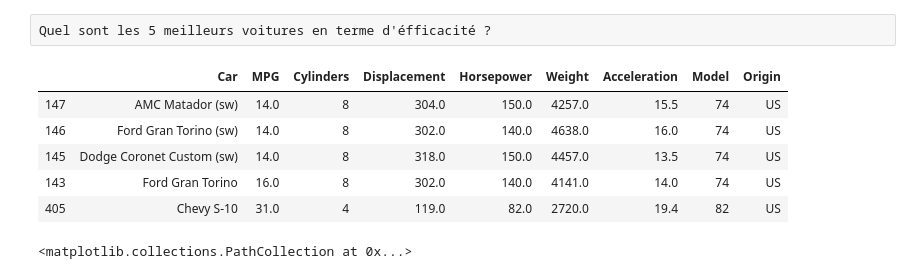
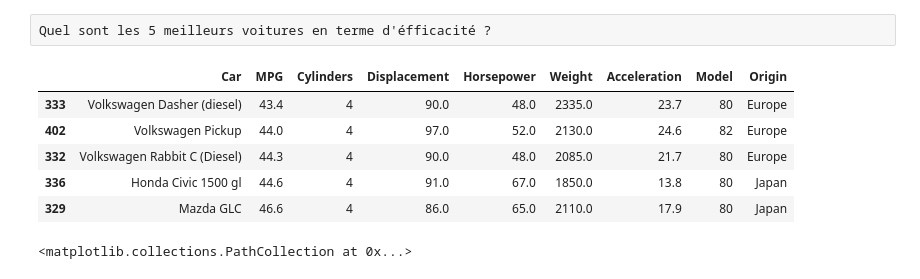
Before and after one commit to ludovicChevallier/Python_for_Data_Analysis, a Jupyter notebook: Devoir.ipynb, the cells around one changed output. Cells and saved outputs as stored; diff of their text form; code cells hidden in the pictures.

```diff
--- a/Devoir.ipynb
+++ b/Devoir.ipynb
@@ -105,15 +105,15 @@ Name: Acceleration, dtype: float64
 # %% [raw]
 Quel sont les 5 meilleurs voitures en terme d'éfficacité ?
 # %%
-meilleur=cars.sort_values(by="Origin")[-5:]
+meilleur=cars.sort_values(by="MPG")[-5:]
 meilleur
 # %% [output]
 |  | Car | MPG | Cylinders | Displacement | Horsepower | Weight | Acceleration | Model | Origin |
-| 147 | AMC Matador (sw) | 14.0 | 8 | 304.0 | 150.0 | 4257.0 | 15.5 | 74 | US |
-| 146 | Ford Gran Torino (sw) | 14.0 | 8 | 302.0 | 140.0 | 4638.0 | 16.0 | 74 | US |
-| 145 | Dodge Coronet Custom (sw) | 14.0 | 8 | 318.0 | 150.0 | 4457.0 | 13.5 | 74 | US |
-| 143 | Ford Gran Torino | 16.0 | 8 | 302.0 | 140.0 | 4141.0 | 14.0 | 74 | US |
-| 405 | Chevy S-10 | 31.0 | 4 | 119.0 | 82.0 | 2720.0 | 19.4 | 82 | US |
+| 333 | Volkswagen Dasher (diesel) | 43.4 | 4 | 90.0 | 48.0 | 2335.0 | 23.7 | 80 | Europe |
+| 402 | Volkswagen Pickup | 44.0 | 4 | 97.0 | 52.0 | 2130.0 | 24.6 | 82 | Europe |
+| 332 | Volkswagen Rabbit C (Diesel) | 44.3 | 4 | 90.0 | 48.0 | 2085.0 | 21.7 | 80 | Europe |
+| 336 | Honda Civic 1500 gl | 44.6 | 4 | 91.0 | 67.0 | 1850.0 | 13.8 | 80 | Japan |
+| 329 | Mazda GLC | 46.6 | 4 | 86.0 | 65.0 | 2110.0 | 17.9 | 80 | Japan |
 # %%
 fig = plt.figure(1, figsize=(10, 3))
 plt.scatter(meilleur.Car[-5:],meilleur.MPG[-5:])
```
